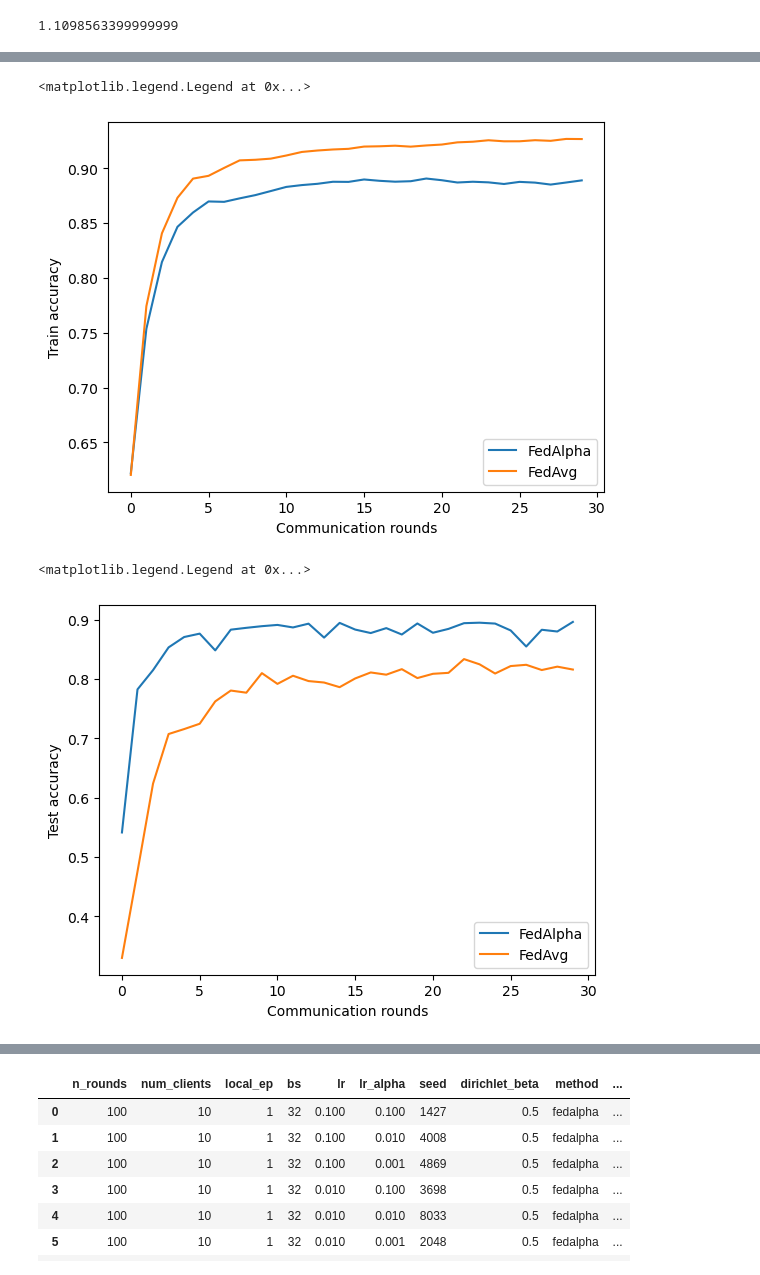
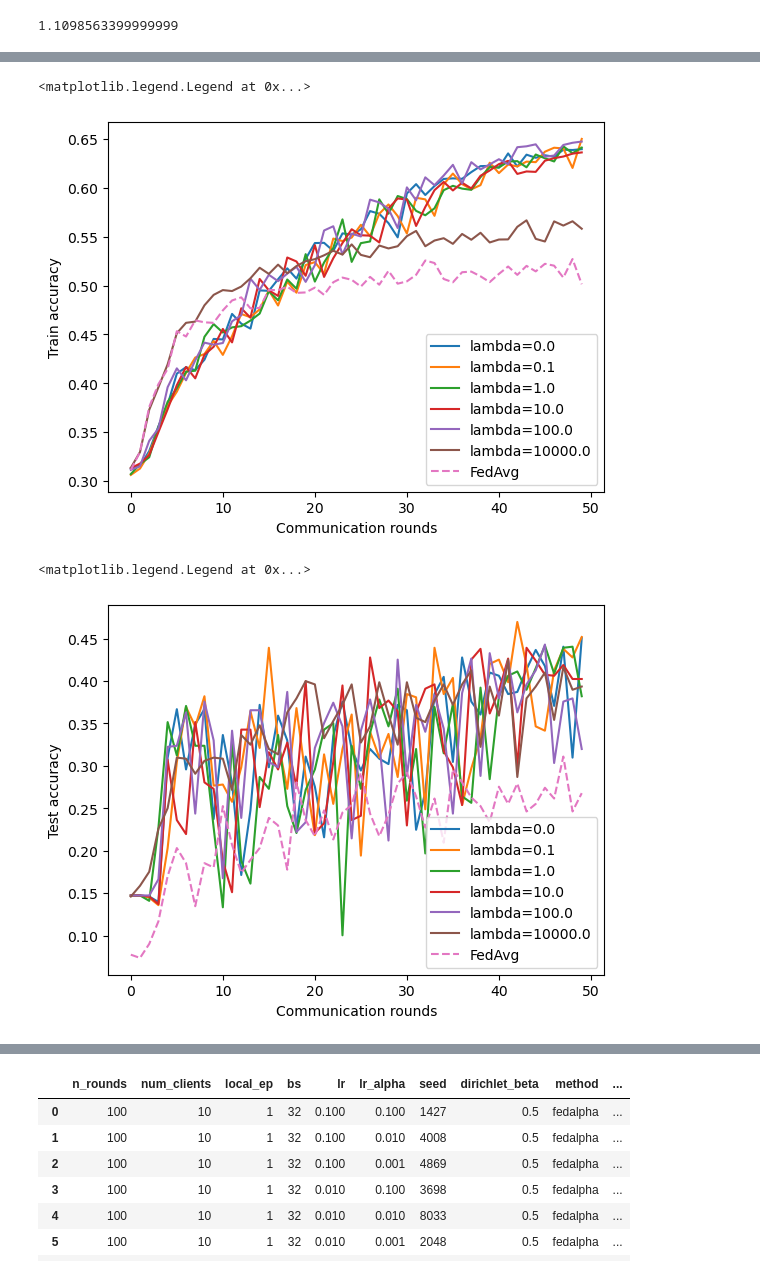
Before and after one commit to Breitholtz/FedDG_Benchmark, a Jupyter notebook: fed_alpha_experiments/playground_mnist.ipynb, the cells around one changed output, grey strips where cells are left out. Cells and saved outputs as stored; diff of their text form; code cells hidden in the pictures.

Commit message:
fixed alpha optimization

```diff
--- a/fed_alpha_experiments/playground_mnist.ipynb
+++ b/fed_alpha_experiments/playground_mnist.ipynb
@@ -399,0 +471,14 @@ Round 29 - mean loss: 0.27336757793830624, mean acc: 0.9265848574634212
+# %%
+reg_alpha_list = [0.0,0.1,1.0,10.0,100.0]
+train_loss_list_fedalpha = []
+train_acc_list_fedalpha = []
+test_acc_list_fedalpha = []
+for reg_alpha in reg_alpha_list:
+    clients_fed = []
+    for i in range(n_clients-1):
+        clients_fed.append(FederatedClient(copy.deepcopy(origin_model), criterion, client_loaders[i], device, val_loader))
+    print(len(clients_fed))
+    model_fedalpha, train_loss_fedalpha, train_acc_fedalpha, test_acc_fedalpha = train_fed(n_communication, num_local_epochs, clients_fed, lr, test_loader=client_loaders[-1], wd=0.0, optimize_alpha_bool=True, target_labels=source_labels[:,-1], source_labels=source_labels[:,0:-1], reg_lambda=reg_alpha)
+    train_loss_list_fedalpha.append(train_loss_fedalpha)
+    train_acc_list_fedalpha.append(train_acc_fedalpha)
+    test_acc_list_fedalpha.append(test_acc_fedalpha)
@@ -400,8 +503,12 @@ Round 29 - mean loss: 0.27336757793830624, mean acc: 0.9265848574634212
 # %%
+reg_alpha = 10000
 clients_fed = []
 for i in range(n_clients-1):
     clients_fed.append(FederatedClient(copy.deepcopy(origin_model), criterion, client_loaders[i], device, val_loader))
 print(len(clients_fed))
-model_fedalpha, train_loss_fedalpha, train_acc_fedalpha, test_acc_fedalpha = train_fed(n_communication, num_local_epochs, clients_fed, lr, test_loader=client_loaders[-1], wd=0.0, optimize_alpha_bool=True, target_labels=source_labels[:,-1], source_labels=source_labels[:,0:-1])
+model_fedalpha, train_loss_fedalpha, train_acc_fedalpha, test_acc_fedalpha = train_fed(n_communication, num_local_epochs, clients_fed, lr, test_loader=client_loaders[-1], wd=0.0, optimize_alpha_bool=True, target_labels=source_labels[:,-1], source_labels=source_labels[:,0:-1], reg_lambda=reg_alpha)
+train_loss_list_fedalpha.append(train_loss_fedalpha)
+train_acc_list_fedalpha.append(train_acc_fedalpha)
+test_acc_list_fedalpha.append(test_acc_fedalpha)
 # %% [output]
 9
@@ -426,11 +537,13 @@ np.sum(np.array([ 0.08551682, -0.1886856 ,  0.47567357 , 0.30127594 ,-0.22296916
 # %% [output]
 1.1098563399999999
 # %%
-plt.plot(train_loss_fedalpha)
-plt.plot(train_loss_fedavg)
+for i in range(len(reg_alpha_list)+1):
+    plt.plot(train_loss_list_fedalpha[i])
+#plt.plot(train_loss_fedalpha)
+plt.plot(train_loss_fedavg,'--')
 plt.xlabel('Communication rounds')
 plt.ylabel('Training loss')
 plt.title('FedAvg')
-plt.legend(['FedAlpha', 'FedAvg'])
+plt.legend(['lambda=0.0','lambda=0.1','lambda=1.0','lambda=10.0','lambda=100.0','lambda=10000.0','FedAvg'])
 # %% [output]
 <matplotlib.legend.Legend at 0x...>
@@ -438,18 +551,21 @@ plt.legend(['FedAlpha', 'FedAvg'])
 # %%
-plt.plot(train_acc_fedalpha)
-plt.plot(train_acc_fedavg)
+for i in range(len(reg_alpha_list)+1):
+    plt.plot(train_acc_list_fedalpha[i])
+
+plt.plot(train_acc_fedavg,'--')
 plt.xlabel('Communication rounds')
 plt.ylabel('Train accuracy')
-plt.legend(['FedAlpha', 'FedAvg'])
+plt.legend(['lambda=0.0','lambda=0.1','lambda=1.0','lambda=10.0','lambda=100.0','lambda=10000.0','FedAvg'])
 # %% [output]
 <matplotlib.legend.Legend at 0x...>
-[figure, old version]
+[figure, new version]
 # %%
-plt.plot(test_acc_fedalpha)
-plt.plot(test_acc_fedavg)
+for i in range(len(reg_alpha_list)+1):
+    plt.plot(test_acc_list_fedalpha[i])
+plt.plot(test_acc_fedavg,'--')
 plt.xlabel('Communication rounds')
 plt.ylabel('Test accuracy')
-plt.legend(['FedAlpha', 'FedAvg'])
+plt.legend(['lambda=0.0','lambda=0.1','lambda=1.0','lambda=10.0','lambda=100.0','lambda=10000.0','FedAvg'])
 # %% [output]
 <matplotlib.legend.Legend at 0x...>
-[figure, old version]
+[figure, new version]
```
Also changed, not shown: parts of 27 cells of this notebook, 9 other files.
